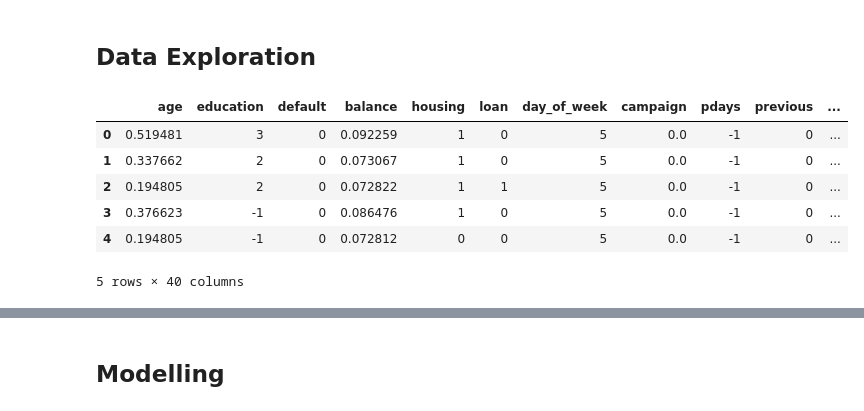
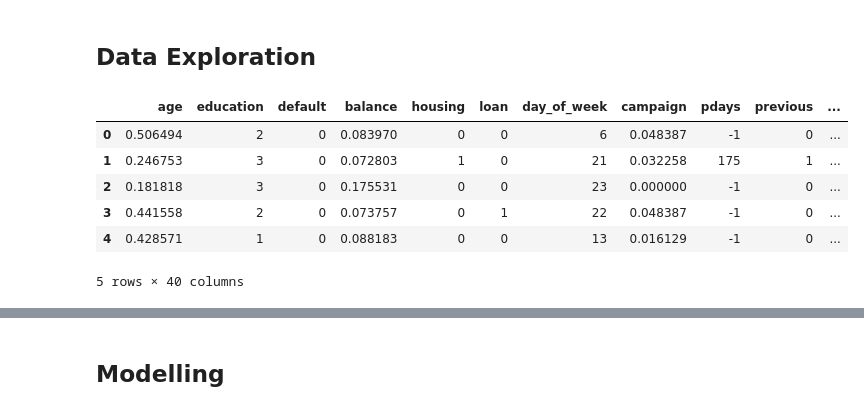
Before and after one commit to jmanwillz/ACML-Project, a Jupyter notebook: decision-trees/decision-trees-v2.ipynb, the cells around one changed output, grey strips where cells are left out. Cells and saved outputs as stored; diff of their text form; code cells hidden in the pictures.

```diff
--- a/decision-trees/decision-trees-v2.ipynb
+++ b/decision-trees/decision-trees-v2.ipynb
@@ -95,14 +95,15 @@ def plot_confusion_matrix(y_pred, y_test):
 # %% [markdown]
 ## Data Exploration
 # %%
-df = pd.read_csv(os.path.join("..", "dataset", "dataset_prepped.csv"))
+train_df = pd.read_csv(os.path.join("..", "dataset", "train.csv"))
+test_df = pd.read_csv(os.path.join("..", "dataset", "test.csv"))
 # %%
-df.head()
+train_df.head()
 # %% [output]
 |  | age | education | default | balance | housing | loan | day_of_week | campaign | pdays | previous | ... |
-| 0 | 0.519481 | 3 | 0 | 0.092259 | 1 | 0 | 5 | 0.0 | -1 | 0 | ... |
-| 1 | 0.337662 | 2 | 0 | 0.073067 | 1 | 0 | 5 | 0.0 | -1 | 0 | ... |
-| 2 | 0.194805 | 2 | 0 | 0.072822 | 1 | 1 | 5 | 0.0 | -1 | 0 | ... |
-| 3 | 0.376623 | -1 | 0 | 0.086476 | 1 | 0 | 5 | 0.0 | -1 | 0 | ... |
-| 4 | 0.194805 | -1 | 0 | 0.072812 | 0 | 0 | 5 | 0.0 | -1 | 0 | ... |
+| 0 | 0.506494 | 2 | 0 | 0.083970 | 0 | 0 | 6 | 0.048387 | -1 | 0 | ... |
+| 1 | 0.246753 | 3 | 0 | 0.072803 | 1 | 0 | 21 | 0.032258 | 175 | 1 | ... |
+| 2 | 0.181818 | 3 | 0 | 0.175531 | 0 | 0 | 23 | 0.000000 | -1 | 0 | ... |
+| 3 | 0.441558 | 2 | 0 | 0.073757 | 0 | 1 | 22 | 0.048387 | -1 | 0 | ... |
+| 4 | 0.428571 | 1 | 0 | 0.088183 | 0 | 0 | 13 | 0.016129 | -1 | 0 | ... |
 5 rows × 40 columns
```
Also changed, not shown: parts of 18 cells of this notebook, 6 other files.
